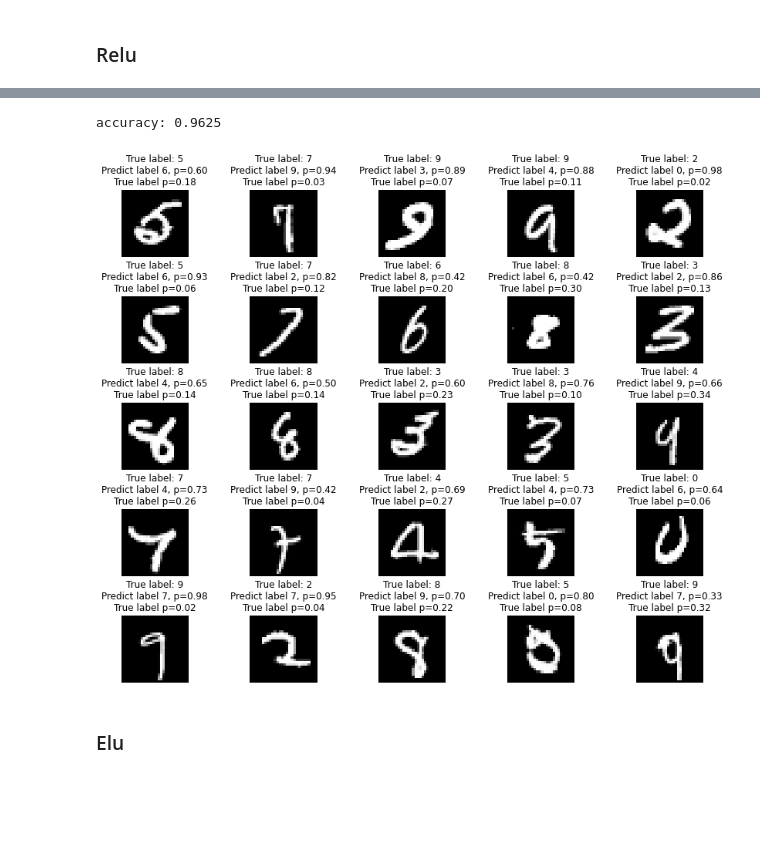
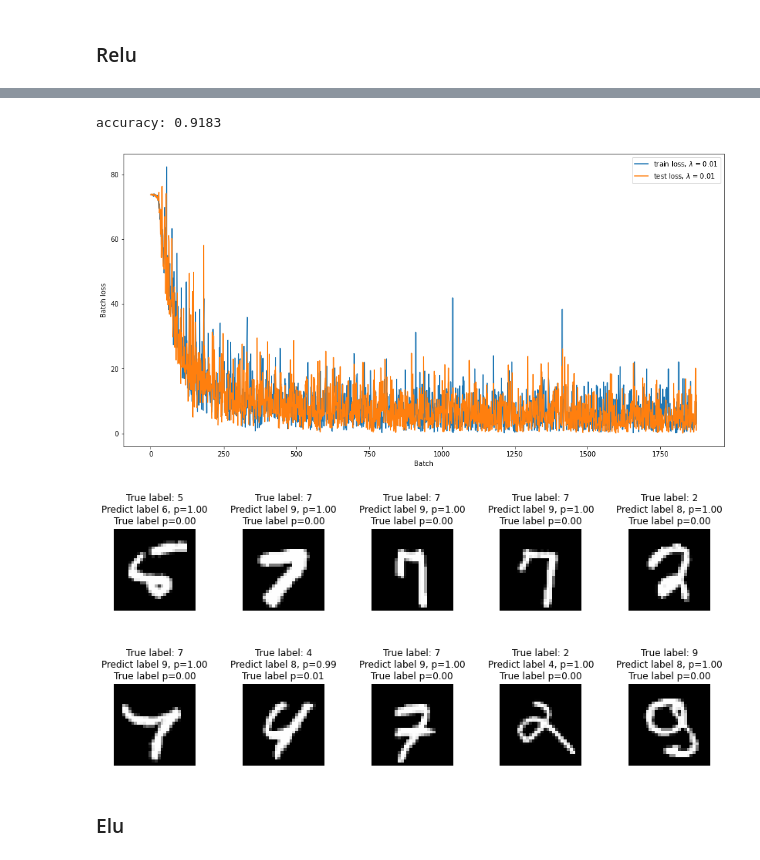
Before and after one commit to lomonoshka/TechnoSphere, a Jupyter notebook: Second_semestr/ML/Seminar2/Practice task 2, Back propagation for MNIST.ipynb, the cells around one changed output, grey strips where cells are left out. Drawn from its saved outputs; the diff is of its cells as text; code cells hidden in the pictures; blank space fills up the shorter version.

```diff
--- a/Second_semestr/ML/Seminar2/Practice task 2, Back propagation for MNIST.ipynb
+++ b/Second_semestr/ML/Seminar2/Practice task 2, Back propagation for MNIST.ipynb
@@ -178,19 +131,9 @@ ax.plot();
-# %%
-y_pred = nn.forward(X_test)
-y_proba = np.exp(y_pred) / np.exp(y_pred).sum(axis=1)[:, None]
-missclass = np.where(np.argmax(y_proba, axis=1) != y_test)[0]
-print(f"accuracy: {1 - len(missclass) / len(y_test)}")
-fig, axes = plt.subplots(5, 5, figsize=(12, 10))
-axes = axes.flatten()
-plt.tight_layout(pad=3)
-for k, i in enumerate(missclass[:25]):
-    axes[k].imshow(X_test[i].reshape(28, 28), cmap=plt.cm.Greys_r)
-    axes[k].set_title('True label: {}\n'.format(y_test[i]) + \
-              'Predict label {}, p={:.2f}\n'.format(np.argmax(y_proba[i]), np.max(y_proba[i])) + \
-              'True label p={:.2f}'.format(y_proba[i, y_test[i]]))
-    axes[k].axis('off')
-# %% [output]
-accuracy: 0.9625
-[figure, removed]
+# %%
+nn = NeuralNetwork([Linear(784, 100), Relu(), Linear(100,100), Relu(), Linear(100, 10)], NLLLoss())
+train_and_view_results(nn, train_loader, test_loader, learning_rate=0.01)
+# %% [output]
+accuracy: 0.9183
+[figure, added]
+[figure, added]
 # %% [markdown]
 ### Elu
```
Also changed, not shown: parts of 33 cells of this notebook.
